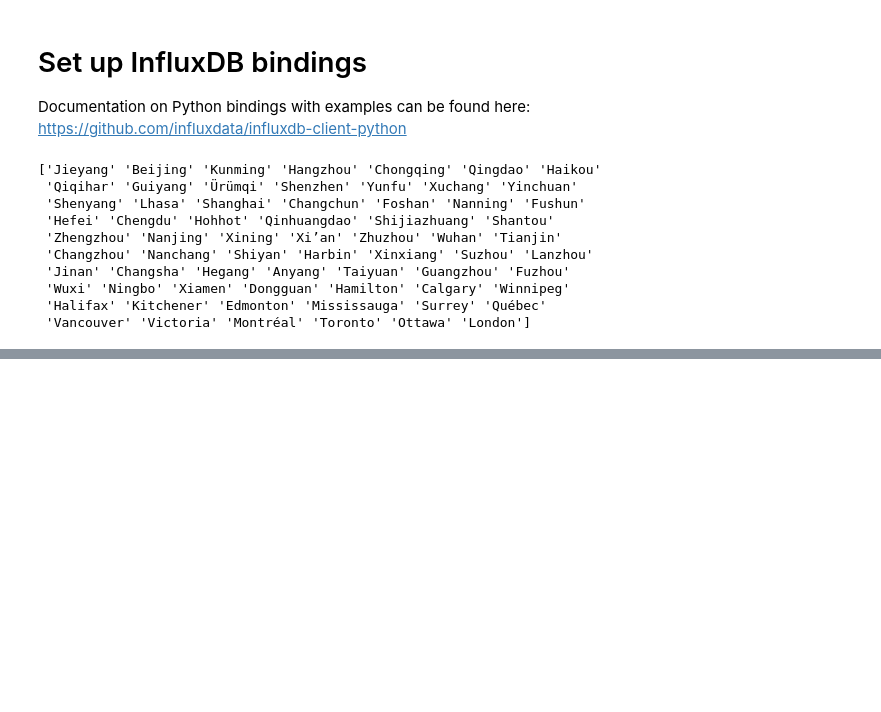
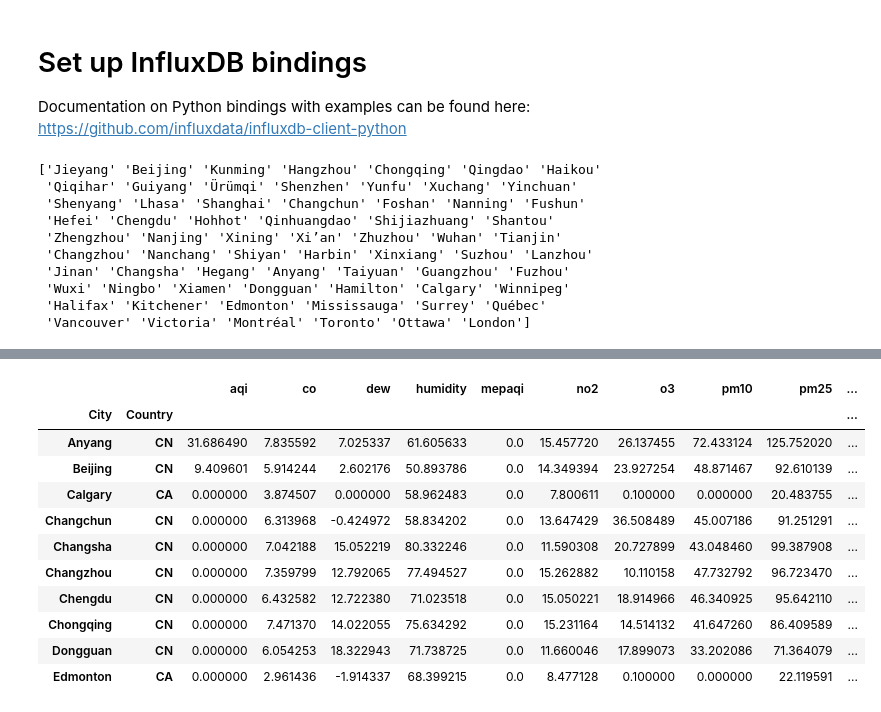
Before and after one commit to AntonBiryukovUofC/air_quality_check, a Jupyter notebook: notebooks/airq_influx.ipynb, the cells around one changed output, grey strips where cells are left out. Saved outputs shown, nothing was run; the diff lists cells and outputs as text; code cells hidden in the pictures; blank space fills up the shorter version.

```diff
--- a/notebooks/airq_influx.ipynb
+++ b/notebooks/airq_influx.ipynb
@@ -43,0 +103,15 @@ print(df['City'].unique())
+# %%
+annual_stats['2020'].head(10)
+# %% [output]
+|  |  | aqi | co | dew | humidity | mepaqi | no2 | o3 | pm10 | pm25 | ... |
+| City | Country |  |  |  |  |  |  |  |  |  | ... |
+| Anyang | CN | 31.686490 | 7.835592 | 7.025337 | 61.605633 | 0.0 | 15.457720 | 26.137455 | 72.433124 | 125.752020 | ... |
+| Beijing | CN | 9.409601 | 5.914244 | 2.602176 | 50.893786 | 0.0 | 14.349394 | 23.927254 | 48.871467 | 92.610139 | ... |
+| Calgary | CA | 0.000000 | 3.874507 | 0.000000 | 58.962483 | 0.0 | 7.800611 | 0.100000 | 0.000000 | 20.483755 | ... |
+| Changchun | CN | 0.000000 | 6.313968 | -0.424972 | 58.834202 | 0.0 | 13.647429 | 36.508489 | 45.007186 | 91.251291 | ... |
+| Changsha | CN | 0.000000 | 7.042188 | 15.052219 | 80.332246 | 0.0 | 11.590308 | 20.727899 | 43.048460 | 99.387908 | ... |
+| Changzhou | CN | 0.000000 | 7.359799 | 12.792065 | 77.494527 | 0.0 | 15.262882 | 10.110158 | 47.732792 | 96.723470 | ... |
+| Chengdu | CN | 0.000000 | 6.432582 | 12.722380 | 71.023518 | 0.0 | 15.050221 | 18.914966 | 46.340925 | 95.642110 | ... |
+| Chongqing | CN | 0.000000 | 7.471370 | 14.022055 | 75.634292 | 0.0 | 15.231164 | 14.514132 | 41.647260 | 86.409589 | ... |
+| Dongguan | CN | 0.000000 | 6.054253 | 18.322943 | 71.738725 | 0.0 | 11.660046 | 17.899073 | 33.202086 | 71.364079 | ... |
+| Edmonton | CA | 0.000000 | 2.961436 | -1.914337 | 68.399215 | 0.0 | 8.477128 | 0.100000 | 0.000000 | 22.119591 | ... |
```
Also changed, not shown: parts of 12 cells of this notebook, 4 other files.
